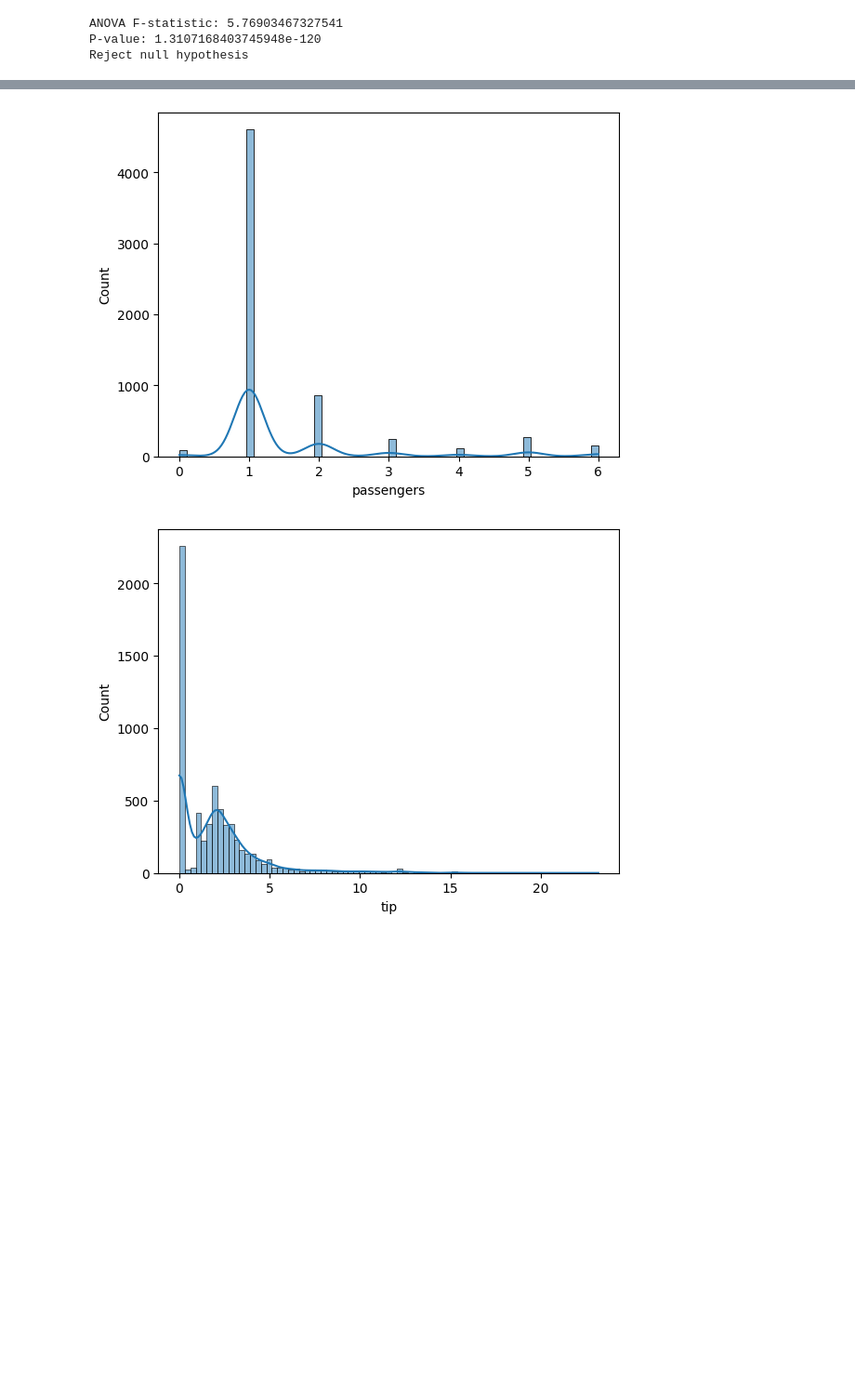
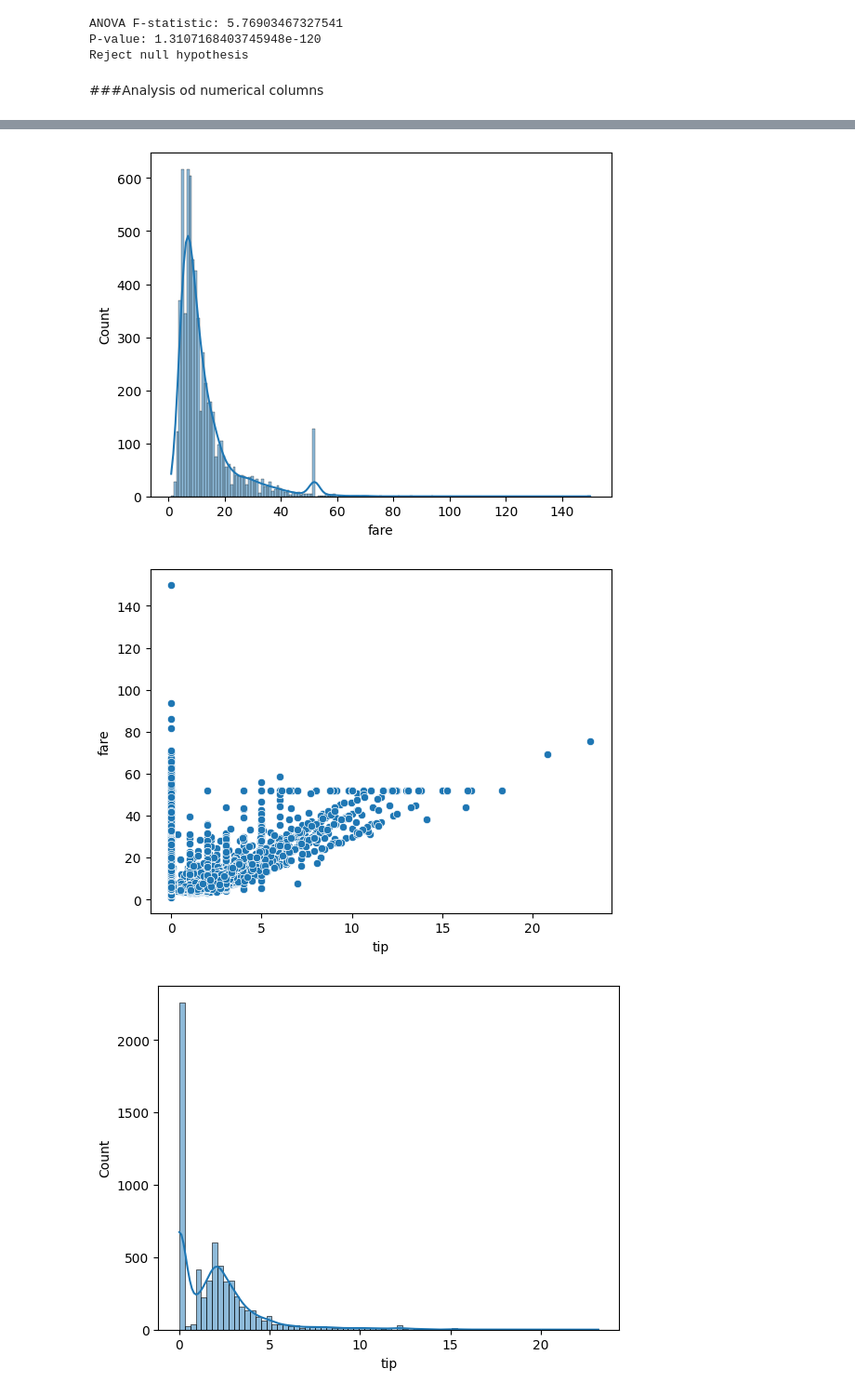
Before and after one commit to Khushibung05/Hypothesis-Testing-Statistical-Inference, a Jupyter notebook: Hypothesis_Testing_&_Statistical_Inference.ipynb, the cells around one changed output, grey strips where cells are left out. Shown at 93% size. Drawn from its saved outputs; the diff is of its cells as text; code cells hidden in the pictures; blank space fills up the shorter version.

```diff
--- a/Hypothesis_Testing_&_Statistical_Inference.ipynb
+++ b/Hypothesis_Testing_&_Statistical_Inference.ipynb
@@ -576,6 +577,8 @@ else:
 ANOVA F-statistic: 5.76903467327541
 P-value: 1.3107168403745948e-120
 Reject null hypothesis
+# %% [markdown]
+###Analysis od numerical columns
 # %%
 df.describe()
 # %% [output]
@@ -589,10 +592,13 @@ df.describe()
 | max | 2019-03-31 23:43:45 | 2019-04-01 00:13:58 | 6.000000 | 36.700000 | 150.000000 | 23.190000 | 24.020000 | 174.820000 |
 | std | NaN | NaN | 1.207948 | 3.719775 | 10.722249 | 2.361897 | 1.369174 | 12.950365 |
 # %%
-sns.histplot(df['passengers'],kde=True)
+sns.histplot(df['fare'],kde=True)
 plt.show()
+sns.scatterplot(x=df.tip,y=df.fare)
+plt.show()
 # %% [output]
-[figure, old version]
+[figure, new version]
+[figure, added]
 # %%
 sns.histplot(df['tip'],kde=True)
 plt.show()
```
Also changed, not shown: parts of 18 cells of this notebook.
